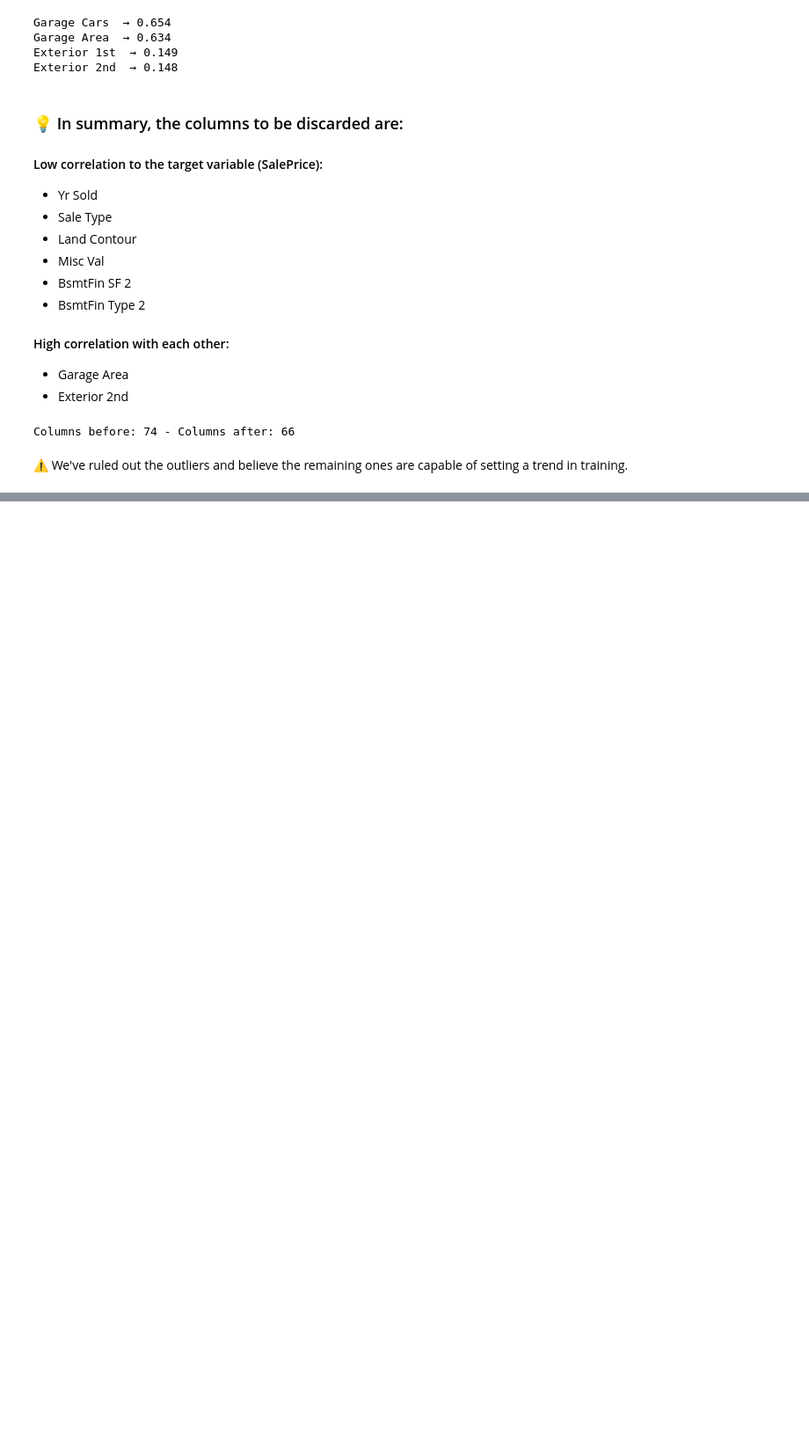
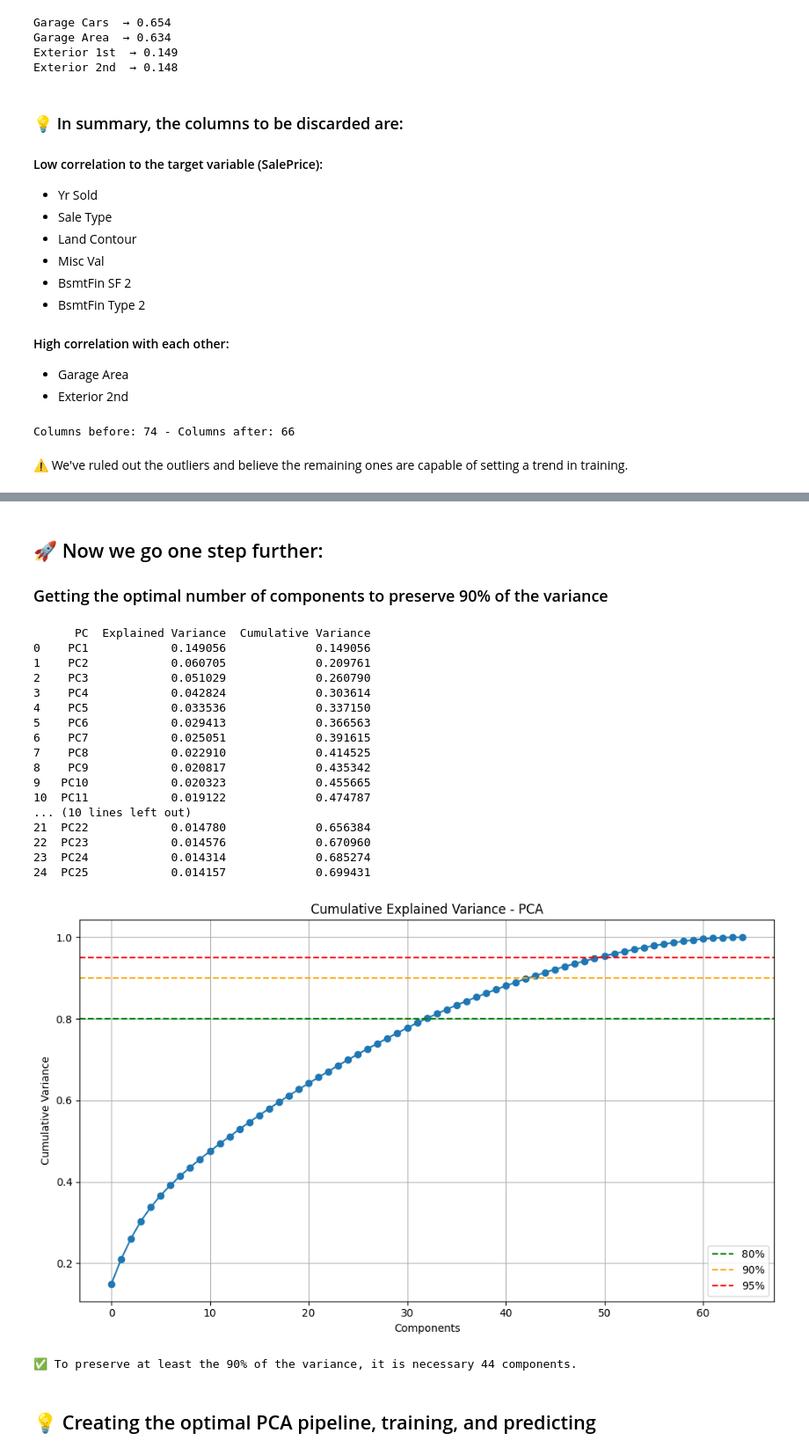
Before and after one commit to hhvergara/ml_clasificacion_regresion, a Jupyter notebook: API4.ipynb, the cells around one changed output, grey strips where cells are left out. Shown at 88% size. Cells and saved outputs as stored; diff of their text form; code cells hidden in the pictures; blank space fills up the shorter version.

```diff
--- a/API4.ipynb
+++ b/API4.ipynb
@@ -930,0 +556,71 @@ El modelo **SVR polinómico** con `degree=6` y `C=100` demostró ser claramente
+# %% [markdown]
+## 🚀 Now we go one step further:
+### Getting the optimal number of components to preserve 90% of the variance
+# %%
+# We repeat PCA without limiting n_components
+pca_full = make_pipeline(
+    StandardScaler(),
+    PCA()
+)
+
+# Fit to the entire dataset
+X_pca_full = pca_full.fit_transform(X)
+pca_model_full = pca_full.named_steps['pca']
+
+# Explained variance
+explained_var = pca_model_full.explained_variance_ratio_
+cumulative_var = np.cumsum(explained_var)
+
+# Creating summary DataFrame:
+pca_summary = pd.DataFrame({
+    'PC': [f'PC{i+1}' for i in range(len(explained_var))],
+    'Explained Variance': explained_var,
+    'Cumulative Variance': cumulative_var
+})
+
+# Showing the first 25 rows of the summary:
+print(pca_summary.head(25))
+
+# Plotting the explained variance:
+plt.figure(figsize=(10, 6))
+plt.plot(cumulative_var, marker='o')
+plt.axhline(0.80, color='green', linestyle='--', label='80%')
+plt.axhline(0.90, color='orange', linestyle='--', label='90%')
+plt.axhline(0.95, color='red', linestyle='--', label='95%')
+plt.xlabel('Components')
+plt.ylabel('Cumulative Variance')
+plt.title('Cumulative Explained Variance - PCA')
+plt.grid(True)
+plt.legend()
+plt.tight_layout()
+plt.show()
+# %% [output]
+      PC  Explained Variance  Cumulative Variance
+0    PC1            0.149056             0.149056
+1    PC2            0.060705             0.209761
+2    PC3            0.051029             0.260790
+3    PC4            0.042824             0.303614
+4    PC5            0.033536             0.337150
+5    PC6            0.029413             0.366563
+6    PC7            0.025051             0.391615
+7    PC8            0.022910             0.414525
+8    PC9            0.020817             0.435342
+9   PC10            0.020323             0.455665
+10  PC11            0.019122             0.474787
+... (10 lines left out)
+21  PC22            0.014780             0.656384
+22  PC23            0.014576             0.670960
+23  PC24            0.014314             0.685274
+24  PC25            0.014157             0.699431
+[figure, added]
+# %%
+# Desired threshold (adjustable)
+target_variance = 0.90
+
+# Find the minimum amount of components needed
+n_components_90 = np.argmax(cumulative_var >= target_variance) + 1
+print(f"✅ To preserve at least the {target_variance*100:.0f}% of the variance, it is necessary {n_components_90} components.")
+# %% [output]
+✅ To preserve at least the 90% of the variance, it is necessary 44 components.
+# %% [markdown]
+## 💡 Creating the optimal PCA pipeline, training, and predicting
```
Also changed, not shown: parts of 49 cells of this notebook, 2 other files.
